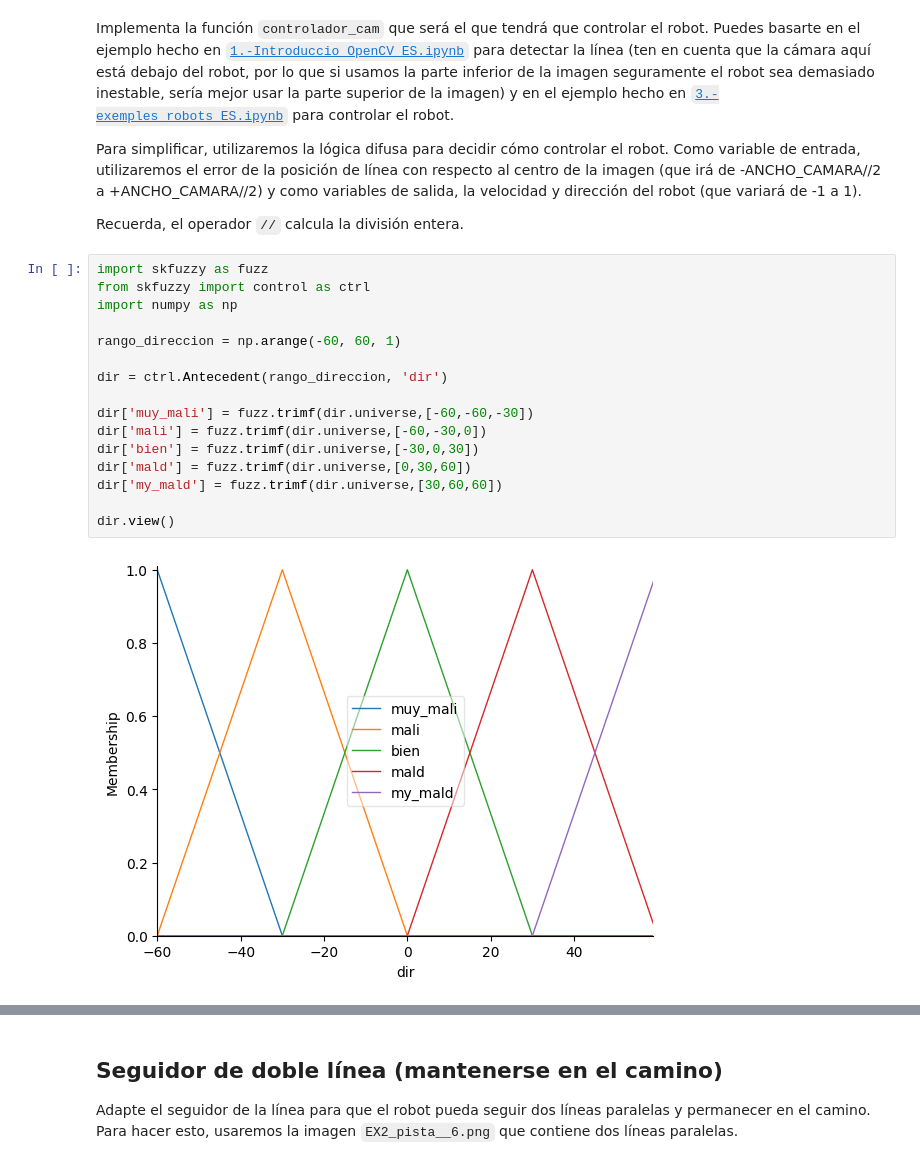
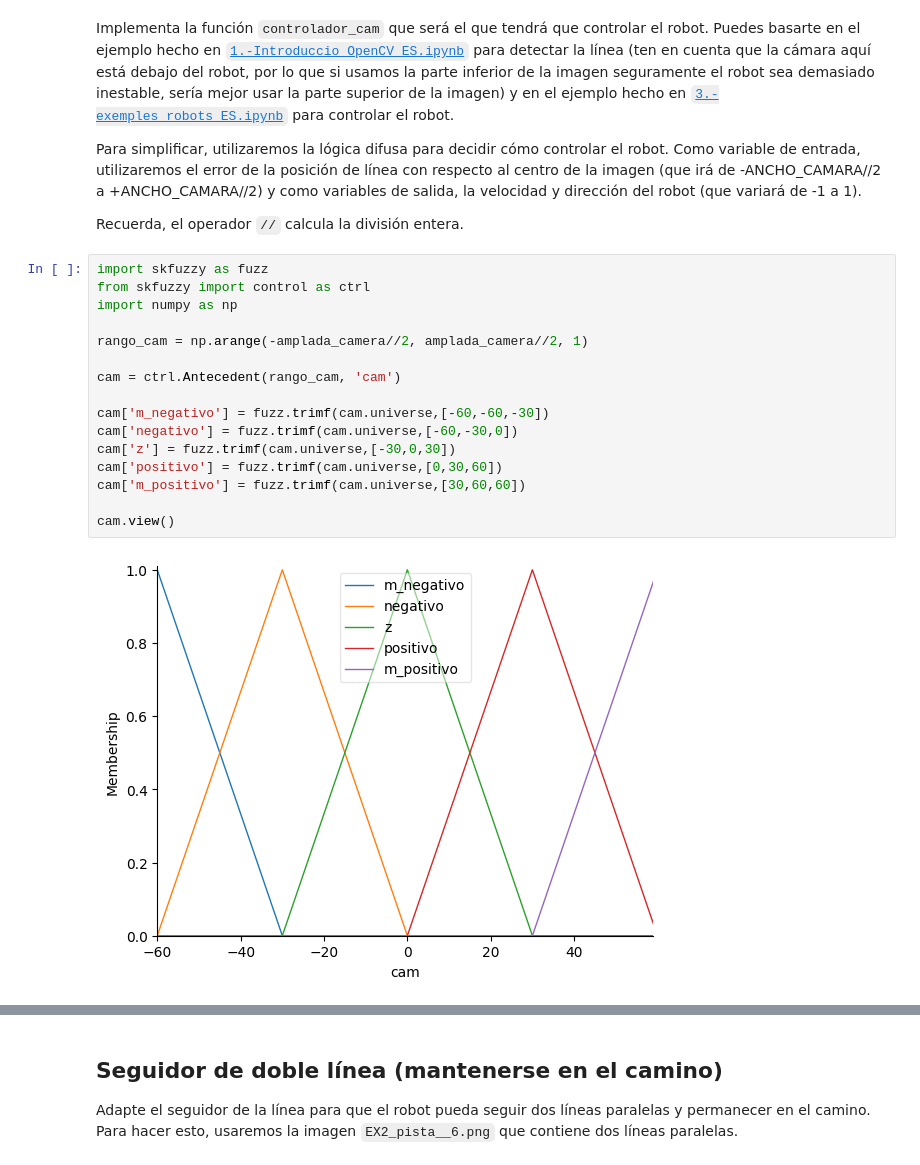
Before and after one commit to yuu067/MIA-IABD-2425, a Jupyter notebook: UD04/notebooks/EX3.-navegant_camera_fuzzy_ES.ipynb, the cells around one changed output, grey strips where cells are left out. Cells and saved outputs as stored; diff of their text form.

```diff
--- a/UD04/notebooks/EX3.-navegant_camera_fuzzy_ES.ipynb
+++ b/UD04/notebooks/EX3.-navegant_camera_fuzzy_ES.ipynb
@@ -81,18 +81,18 @@ Recuerda, el operador `//` calcula la división entera.
 # %%
 import skfuzzy as fuzz
 from skfuzzy import control as ctrl
 import numpy as np
 
-rango_direccion = np.arange(-60, 60, 1)
+rango_cam = np.arange(-amplada_camera//2, amplada_camera//2, 1)
 
-dir = ctrl.Antecedent(rango_direccion, 'dir')
+cam = ctrl.Antecedent(rango_cam, 'cam')
 
-dir['muy_mali'] = fuzz.trimf(dir.universe,[-60,-60,-30])
-dir['mali'] = fuzz.trimf(dir.universe,[-60,-30,0])
-dir['bien'] = fuzz.trimf(dir.universe,[-30,0,30])
-dir['mald'] = fuzz.trimf(dir.universe,[0,30,60])
-dir['my_mald'] = fuzz.trimf(dir.universe,[30,60,60])
+cam['m_negativo'] = fuzz.trimf(cam.universe,[-60,-60,-30])
+cam['negativo'] = fuzz.trimf(cam.universe,[-60,-30,0])
+cam['z'] = fuzz.trimf(cam.universe,[-30,0,30])
+cam['positivo'] = fuzz.trimf(cam.universe,[0,30,60])
+cam['m_positivo'] = fuzz.trimf(cam.universe,[30,60,60])
 
-dir.view()
+cam.view()
 # %% [output]
-[figure, old version]
+[figure, new version]
```
Also changed, not shown: parts of 7 cells of this notebook.
